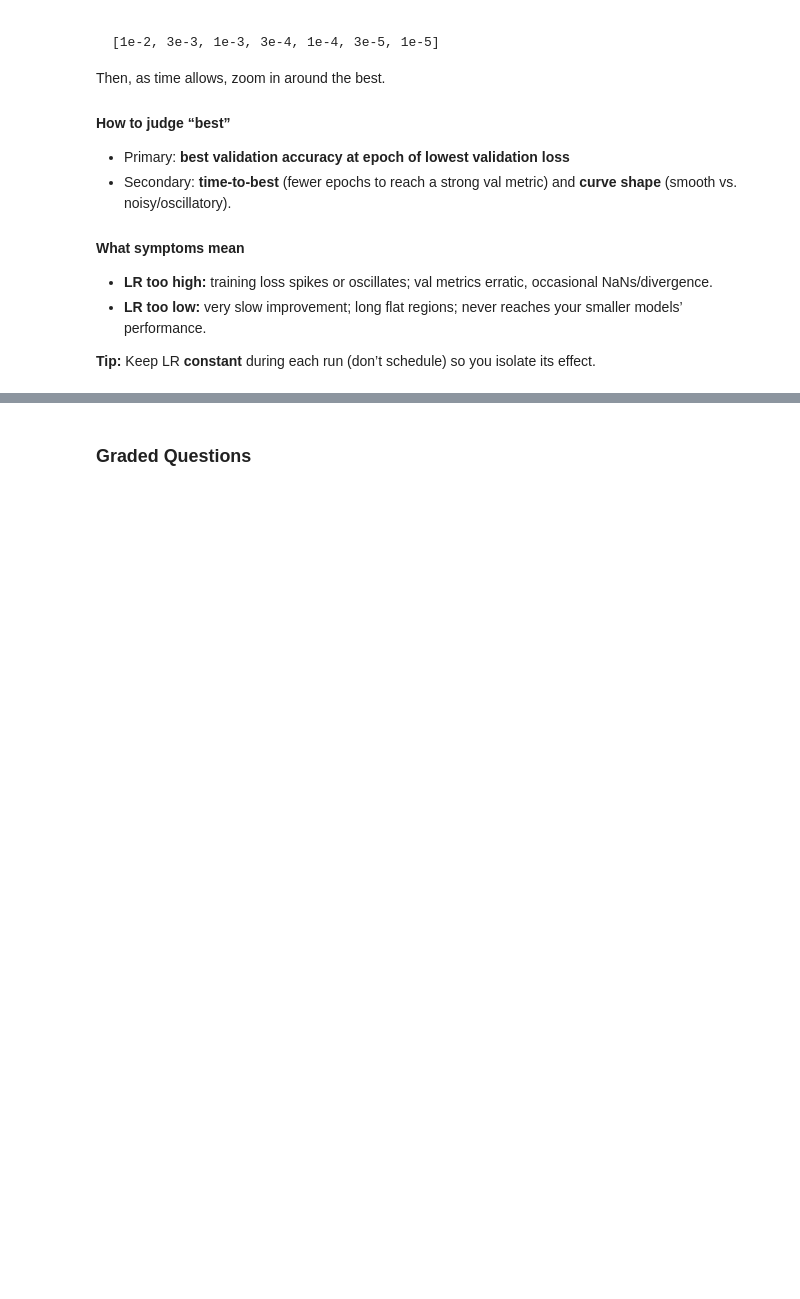
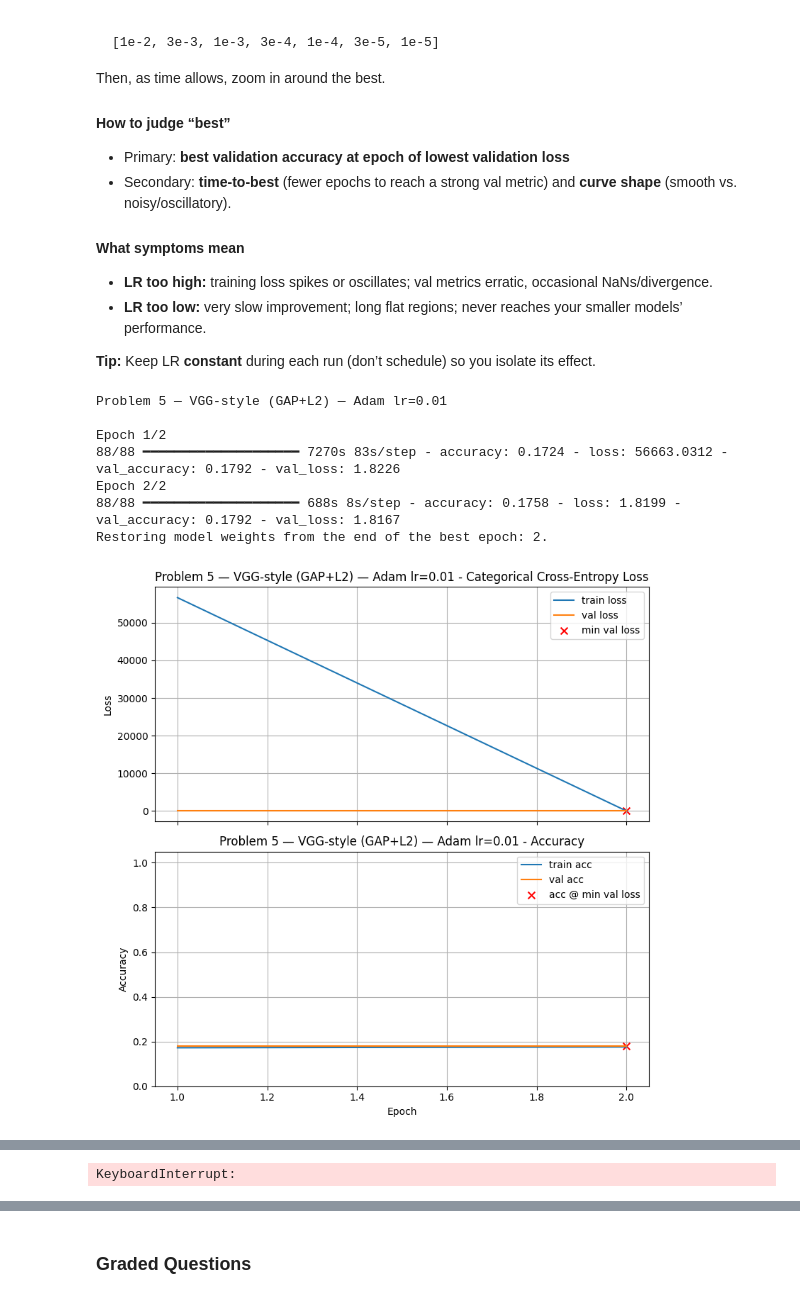
Before and after one commit to polinacsv/Module-7-Assignments, a Jupyter notebook: Homework_04.ipynb, the cells around one changed output, grey strips where cells are left out. Drawn from its saved outputs; the diff is of its cells as text; code cells hidden in the pictures; blank space fills up the shorter version.

```diff
--- a/Homework_04.ipynb
+++ b/Homework_04.ipynb
@@ -690,3 +802,68 @@ Then, as time allows,  zoom in around the best.
 
 
 **Tip:** Keep LR **constant** during each run (don’t schedule) so you isolate its effect.
+# %%
+
+def build_vgg_style(input_shape=(150,150,3), num_classes=num_classes, l2_lambda=1e-4):
+    he = initializers.HeNormal()
+    l2reg = regularizers.l2(l2_lambda)
+
+    model = models.Sequential([
+        layers.Input(shape=input_shape),
+
+        # Block 1
+        layers.Conv2D(64, (3,3), padding='same', activation='relu', kernel_initializer=he),
+        layers.Conv2D(64, (3,3), padding='same', activation='relu', kernel_initializer=he),
+        layers.MaxPooling2D(),
+
+        # Block 2
+        layers.Conv2D(128, (3,3), padding='same', activation='relu', kernel_initializer=he),
+        layers.Conv2D(128, (3,3), padding='same', activation='relu', kernel_initializer=he),
+        layers.MaxPooling2D(),
+
+        # Block 3
+        layers.Conv2D(256, (3,3), padding='same', activation='relu', kernel_initializer=he),
+        layers.Conv2D(256, (3,3), padding='same', activation='relu', kernel_initializer=he),
+        layers.Conv2D(256, (3,3), padding='same', activation='relu', kernel_initializer=he),
+        layers.MaxPooling2D(),
+
+        # Block 4 (no pool here → leaves ~9×9×512 for 150×150 input after 3 pools)
+        layers.Conv2D(512, (3,3), padding='same', activation='relu', kernel_initializer=he),
+        layers.Conv2D(512, (3,3), padding='same', activation='relu', kernel_initializer=he),
+        layers.Conv2D(512, (3,3), padding='same', activation='relu', kernel_initializer=he),
+
+        # GAP head (fixed)
+        layers.GlobalAveragePooling2D(),
+        layers.Dense(256, activation='relu', kernel_initializer=he, kernel_regularizer=l2reg),
+        layers.Dropout(0.3),
+        layers.Dense(num_classes, activation='softmax')
+    ])
+    return model
+
+# ---- LR sweep (ONLY LR changes) ----
+lrs = [1e-2, 3e-3, 1e-3]
+
+for lr in lrs:
+    model_vgg_16 = build_vgg_style()
+    title = f"Problem 5 — VGG-style (GAP+L2) — Adam lr={lr:g}"
+    # Keep epochs/patience/min_delta CONSTANT across runs
+    train_and_test(
+        model_vgg_16,
+        lr_schedule=lr,
+        title=title,
+        epochs=2,      # same for every LR
+        patience=3,     # same for every LR
+        min_delta=1e-3, # same for every LR
+        verbose=1
+    )
+
+print_results()
+# %% [output]
+Problem 5 — VGG-style (GAP+L2) — Adam lr=0.01
+
+Epoch 1/2
+88/88 ━━━━━━━━━━━━━━━━━━━━ 7270s 83s/step - accuracy: 0.1724 - loss: 56663.0312 - val_accuracy: 0.1792 - val_loss: 1.8226
+Epoch 2/2
+88/88 ━━━━━━━━━━━━━━━━━━━━ 688s 8s/step - accuracy: 0.1758 - loss: 1.8199 - val_accuracy: 0.1792 - val_loss: 1.8167
+Restoring model weights from the end of the best epoch: 2.
+[figure, added]
@@ -693,3 +890,4 @@ Then, as time allows,  zoom in around the best.
+KeyboardInterrupt:
 # %%
 he = initializers.HeNormal()
 l2reg = regularizers.l2(1e-4)   # set to None to disable or tweak the value
```
Also changed, not shown: parts of 18 cells of this notebook.
